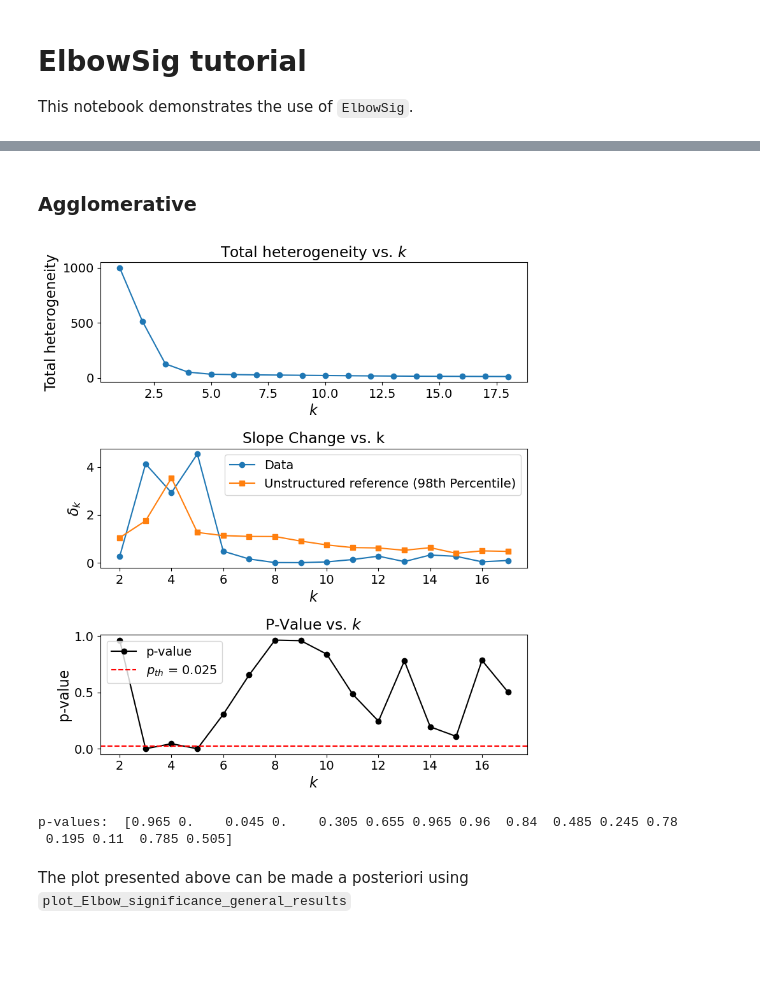
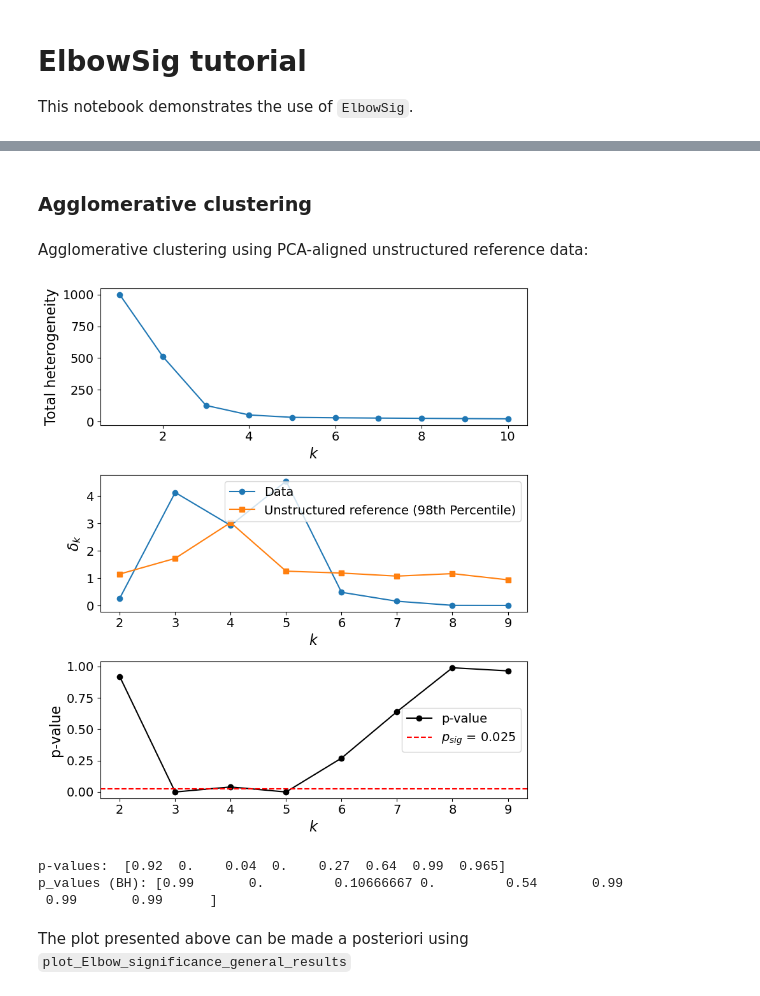
Before and after one commit to fjpreche/ElbowSig, a Jupyter notebook: Tutorial_ElbowSig.ipynb, the cells around one changed output, grey strips where cells are left out. Drawn from its saved outputs; the diff is of its cells as text; code cells hidden in the pictures; blank space fills up the shorter version.

```diff
--- a/Tutorial_ElbowSig.ipynb
+++ b/Tutorial_ElbowSig.ipynb
@@ -32,26 +142,27 @@ plt.plot(X[:, 0], X[:, 1], 'o')
 # %% [markdown]
-### Agglomerative
+### Agglomerative clustering
+# %% [markdown]
+Agglomerative clustering using PCA-aligned unstructured reference data:
 # %%
 #k_values0, slope_change0, mean_slope_change, sd_slope_change, percentile, p_values, slope_change_distribution
-out = ElbowSig.Elbow_significance_general(
-    X=X,
-    kmax=18,
+out_agg_PCA = ElbowSig.Elbow_significance_general(
+    X=X_blob,
+    kmax=10,
     nr=200,
-    alpha=0.05,
+    qperk=0.05, qFDR=0.05,
     plotYN='y',
     random_state=42,
     heterogeneity_func=ElbowSig.Agglomerative_Heterogeneity,
-    pars=['euclidean', 'ward']
+    pars=['euclidean', 'ward'], # Distance metric and linkage method
+    random_data_func=ElbowSig.data_random_pca_aligned
 )
 
-#Agglomerative_Heterogeneity(X, k, random_state=42, pars=['euclidean', 'ward'])
-
-
-print('p-values: ', out['p_values'])
+print('p-values: ', out_agg_PCA['p_values'])
 # %% [output]
-[figure, old version]
+[figure, new version]
-p-values:  [0.965 0.    0.045 0.    0.305 0.655 0.965 0.96  0.84  0.485 0.245 0.78
- 0.195 0.11  0.785 0.505]
+p-values:  [0.92  0.    0.04  0.    0.27  0.64  0.99  0.965]
+p_values (BH): [0.99       0.         0.10666667 0.         0.54       0.99
+ 0.99       0.99      ]
 # %% [markdown]
 The plot presented above can be made a posteriori using `plot_Elbow_significance_general_results`
 # %%
```
Also changed, not shown: parts of 24 cells of this notebook, 1 other file.
